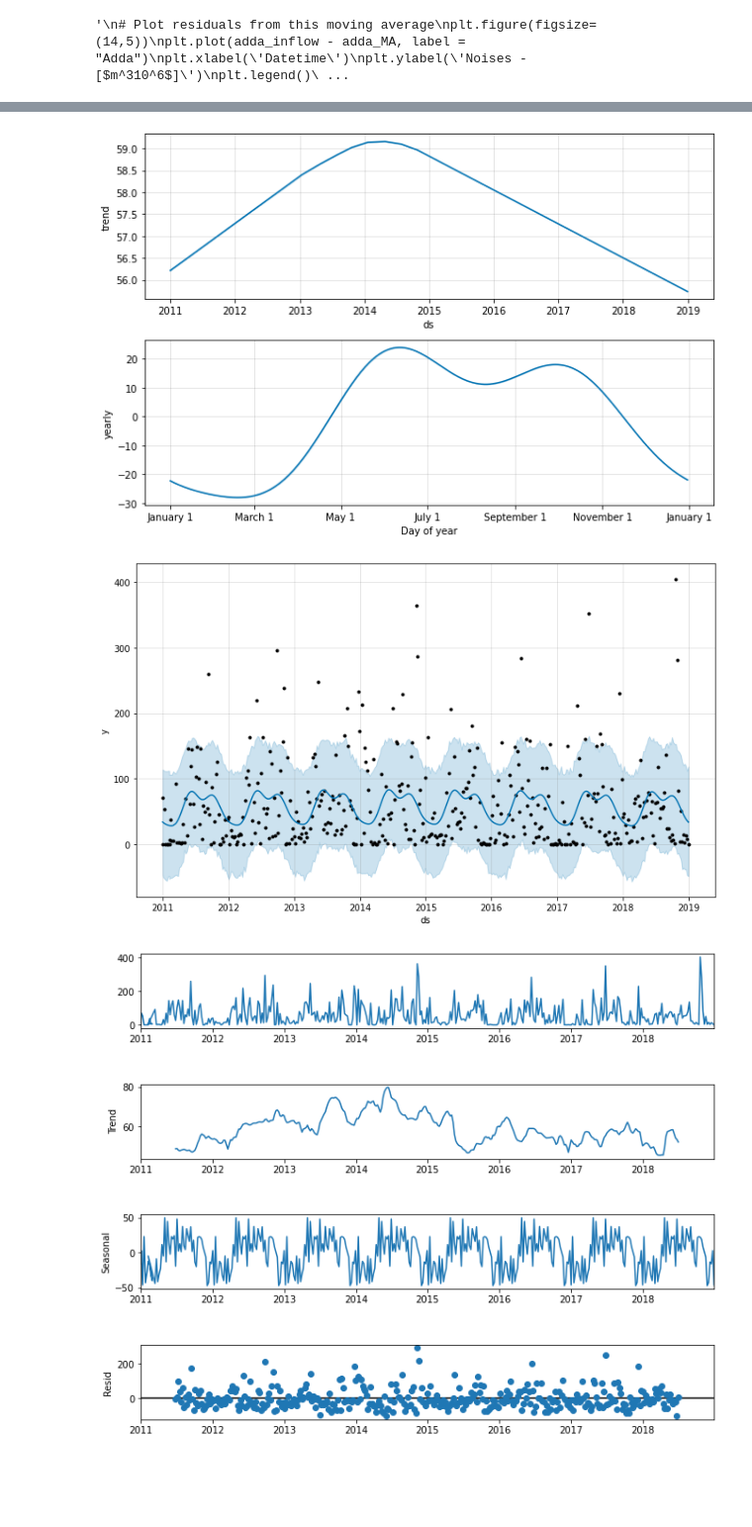
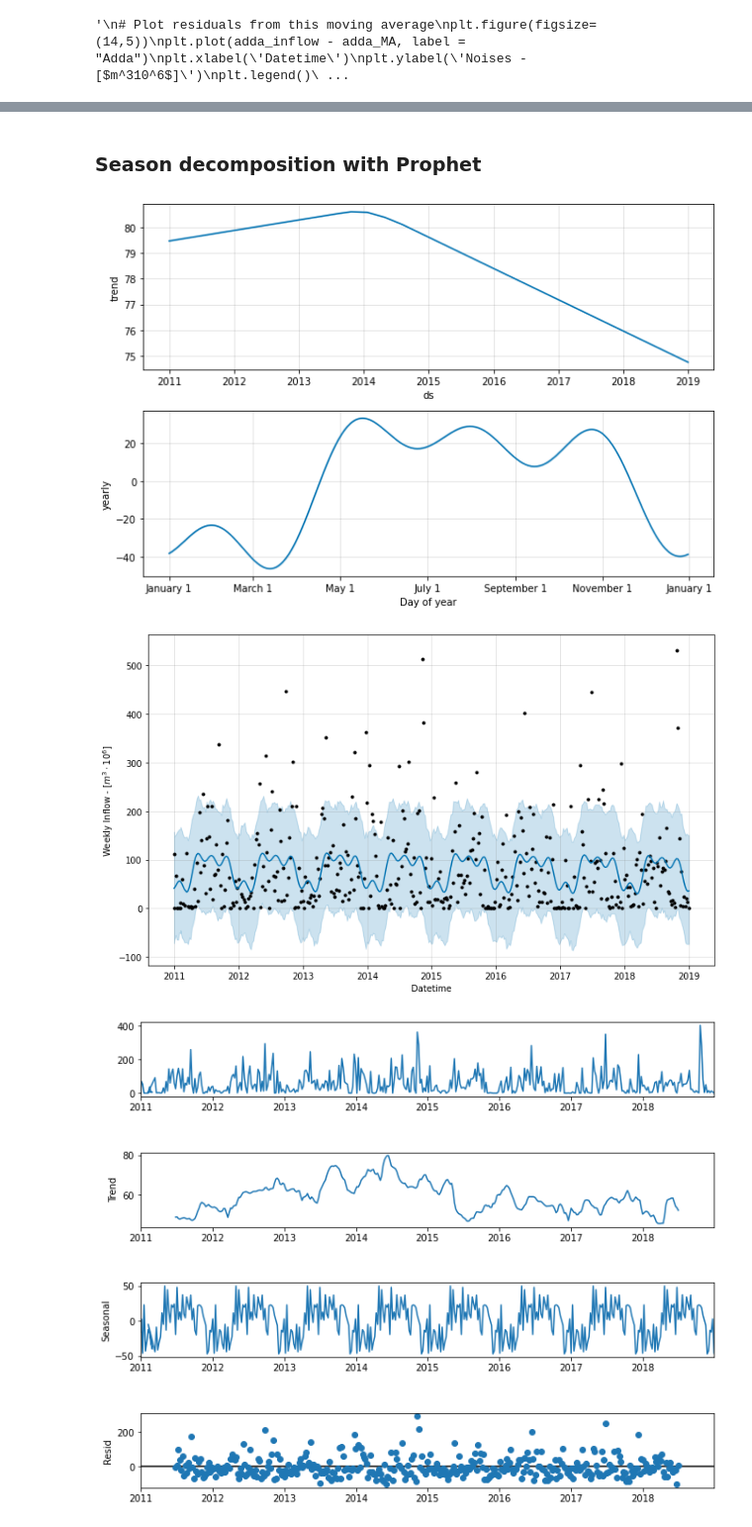
Before and after one commit to francescovidaich964/Como_lake, a Jupyter notebook: Como_Lake_test.ipynb, the cells around one changed output, grey strips where cells are left out. Shown: that part at 99% size. Cells and saved outputs as stored; diff of their text form; code cells hidden in the pictures; blank space fills up the shorter version.

Commit message:
combined rivers to have a single inflow value for each week

```diff
--- a/Como_Lake_test.ipynb
+++ b/Como_Lake_test.ipynb
@@ -177,0 +178,5 @@ Here there are some experiments with few libraries to see how the seasonal compo
+# %%
+# Combine inflows in a single column
+full_df['inflow'] = full_df['ADDA PRELACUALE'] + full_df['MERA']
+inflow_df = full_df.drop(['ADDA PRELACUALE','MERA'], axis=1)
+inflow_df.head()
@@ -178,33 +190,37 @@ Here there are some experiments with few libraries to see how the seasonal compo
+# %% [markdown]
+### Season decomposition with Prophet
 # %%
 from fbprophet import Prophet
 import fbprophet.plot as fbp
 
 # format data to be compatible with the library
-adda_test = full_df[['From','ADDA PRELACUALE']]
-adda_test.columns = ['ds','y']
+inflow_test = full_df[['From','inflow']]
+inflow_test.columns = ['ds','y']
 
 # Find seasonality (fit it using fourier series of given order)
-model = Prophet(yearly_seasonality = 3,
+model = Prophet(yearly_seasonality = 4,
                 weekly_seasonality = False,
                 daily_seasonality  = False)
-model.fit(adda_test)
+model.fit(inflow_test)
 
 # Build estimated inflows
-adda_estim = model.predict()
+inflow_estim = model.predict()
 
-# Print fitted components
-model.plot_components(adda_estim)
+# Plot fitted components
+model.plot_components(inflow_estim)
 plt.show()
 # %% [output]
-[figure, old version]
+[figure, new version]
 # %%
 # Plot the estimated inflow
-model.plot(adda_estim)
+model.plot(inflow_estim)
+plt.xlabel('Datetime')
+plt.ylabel('Weekly Inflow - [$m^3\cdot10^6$]')
 plt.show()
 
-# useful data is in adda_estim[['ds', 'yhat', 'yhat_lower', 'yhat_upper']]
+# useful data is in inflow_estim[['ds', 'yhat', 'yhat_lower', 'yhat_upper']]
 # %% [output]
-[figure, old version]
+[figure, new version]
 # %%
 # JUST A TEST WITH ANOTHER LIBRARY
 
```
Also changed, not shown: parts of 7 cells of this notebook.
